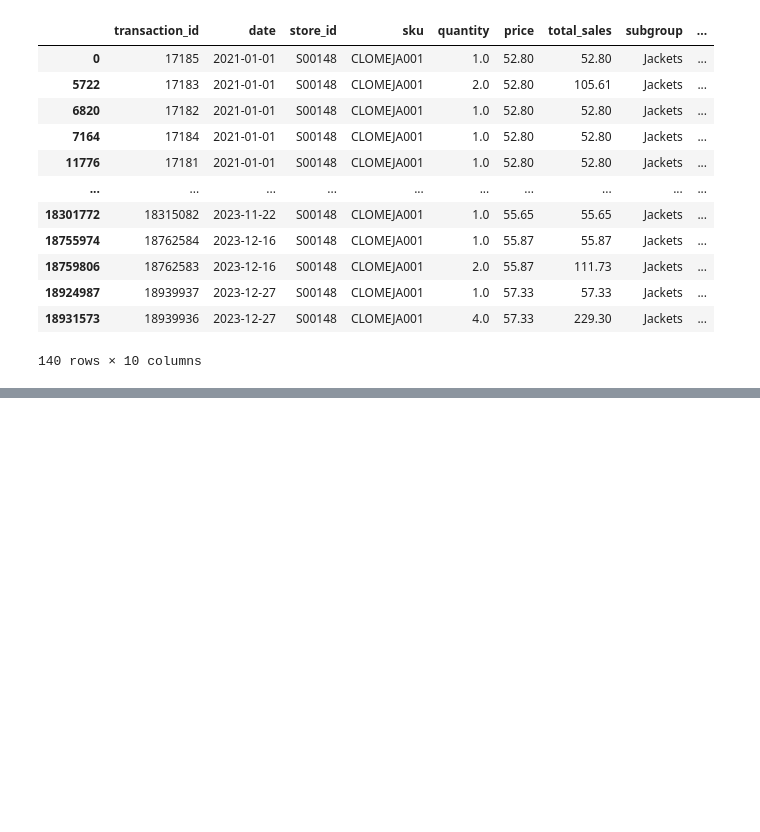
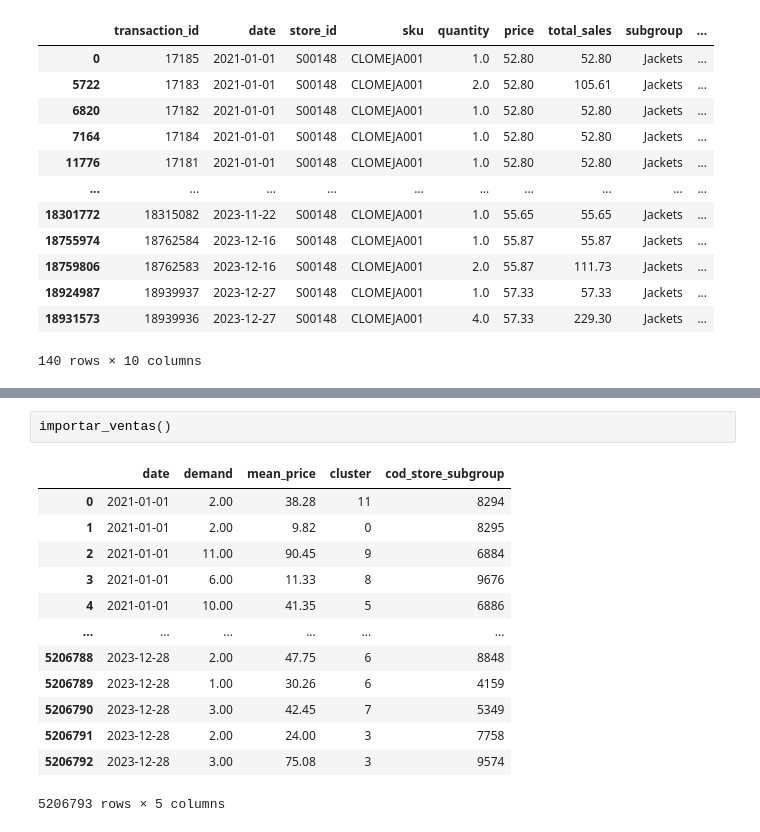
Before and after one commit to Emiliano-Torres/proyecto_eci, a Jupyter notebook: DataProcessing.ipynb, the cells around one changed output, grey strips where cells are left out. Drawn from its saved outputs; the diff is of its cells as text; blank space fills up the shorter version.

```diff
--- a/DataProcessing.ipynb
+++ b/DataProcessing.ipynb
@@ -257,0 +354,16 @@ ventas.loc[(ventas["sku"]=="CLOMEJA001") & (ventas["store_id"]=="S00148") ]
+# %%
+importar_ventas()
+# %% [output]
+|  | date | demand | mean_price | cluster | cod_store_subgroup |
+| 0 | 2021-01-01 | 2.00 | 38.28 | 11 | 8294 |
+| 1 | 2021-01-01 | 2.00 | 9.82 | 0 | 8295 |
+| 2 | 2021-01-01 | 11.00 | 90.45 | 9 | 6884 |
+| 3 | 2021-01-01 | 6.00 | 11.33 | 8 | 9676 |
+| 4 | 2021-01-01 | 10.00 | 41.35 | 5 | 6886 |
+| ... | ... | ... | ... | ... | ... |
+| 5206788 | 2023-12-28 | 2.00 | 47.75 | 6 | 8848 |
+| 5206789 | 2023-12-28 | 1.00 | 30.26 | 6 | 4159 |
+| 5206790 | 2023-12-28 | 3.00 | 42.45 | 7 | 5349 |
+| 5206791 | 2023-12-28 | 2.00 | 24.00 | 3 | 7758 |
+| 5206792 | 2023-12-28 | 3.00 | 75.08 | 3 | 9574 |
+5206793 rows × 5 columns
```
Also changed, not shown: parts of 16 cells of this notebook, 1 other file.
